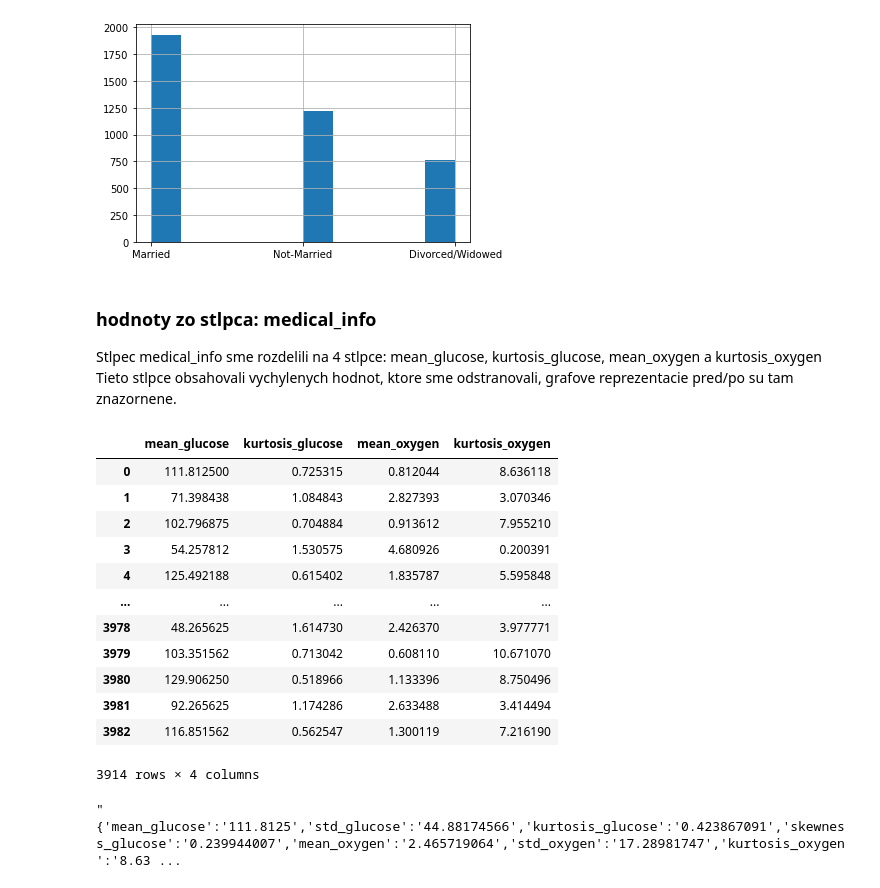
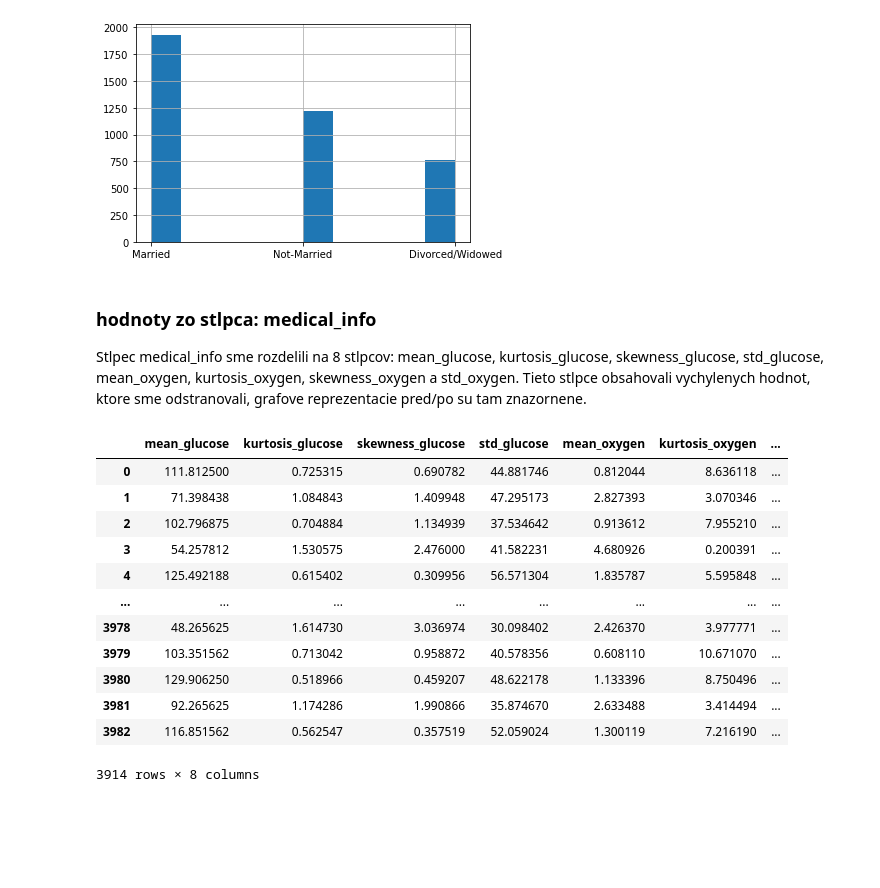
Before and after one commit to SzMatej/IAU_2020-2021, a Jupyter notebook: Project_phase_2.ipynb, the cells around one changed output. Drawn from its saved outputs; the diff is of its cells as text; code cells hidden in the pictures; blank space fills up the shorter version.

```diff
--- a/Project_phase_2.ipynb
+++ b/Project_phase_2.ipynb
@@ -1116,25 +1126,21 @@ data['relationship'].hist()
 [figure]
 # %% [markdown]
 ### hodnoty zo stlpca: medical_info
-Stlpec medical_info sme rozdelili na 4 stlpce: mean_glucose, kurtosis_glucose, mean_oxygen a kurtosis_oxygen
+Stlpec medical_info sme rozdelili na 8 stlpcov: mean_glucose, kurtosis_glucose, skewness_glucose, std_glucose, mean_oxygen, kurtosis_oxygen, skewness_oxygen a std_oxygen.
 Tieto stlpce obsahovali vychylenych hodnot, ktore sme odstranovali, grafove reprezentacie pred/po su tam znazornene.
 # %%
-data[['mean_glucose', 'kurtosis_glucose', 'mean_oxygen', 'kurtosis_oxygen']]
+data[['mean_glucose', 'kurtosis_glucose', 'skewness_glucose', 'std_glucose', 'mean_oxygen', 'kurtosis_oxygen', 'skewness_oxygen', 'std_oxygen']]
 # %% [output]
-|  | mean_glucose | kurtosis_glucose | mean_oxygen | kurtosis_oxygen |
-| 0 | 111.812500 | 0.725315 | 0.812044 | 8.636118 |
-| 1 | 71.398438 | 1.084843 | 2.827393 | 3.070346 |
-| 2 | 102.796875 | 0.704884 | 0.913612 | 7.955210 |
-| 3 | 54.257812 | 1.530575 | 4.680926 | 0.200391 |
-| 4 | 125.492188 | 0.615402 | 1.835787 | 5.595848 |
-| ... | ... | ... | ... | ... |
-| 3978 | 48.265625 | 1.614730 | 2.426370 | 3.977771 |
-| 3979 | 103.351562 | 0.713042 | 0.608110 | 10.671070 |
-| 3980 | 129.906250 | 0.518966 | 1.133396 | 8.750496 |
-| 3981 | 92.265625 | 1.174286 | 2.633488 | 3.414494 |
-| 3982 | 116.851562 | 0.562547 | 1.300119 | 7.216190 |
+|  | mean_glucose | kurtosis_glucose | skewness_glucose | std_glucose | mean_oxygen | kurtosis_oxygen | ... |
+| 0 | 111.812500 | 0.725315 | 0.690782 | 44.881746 | 0.812044 | 8.636118 | ... |
+| 1 | 71.398438 | 1.084843 | 1.409948 | 47.295173 | 2.827393 | 3.070346 | ... |
+| 2 | 102.796875 | 0.704884 | 1.134939 | 37.534642 | 0.913612 | 7.955210 | ... |
+| 3 | 54.257812 | 1.530575 | 2.476000 | 41.582231 | 4.680926 | 0.200391 | ... |
+| 4 | 125.492188 | 0.615402 | 0.309956 | 56.571304 | 1.835787 | 5.595848 | ... |
+| ... | ... | ... | ... | ... | ... | ... | ... |
+| 3978 | 48.265625 | 1.614730 | 3.036974 | 30.098402 | 2.426370 | 3.977771 | ... |
+| 3979 | 103.351562 | 0.713042 | 0.958872 | 40.578356 | 0.608110 | 10.671070 | ... |
+| 3980 | 129.906250 | 0.518966 | 0.459207 | 48.622178 | 1.133396 | 8.750496 | ... |
+| 3981 | 92.265625 | 1.174286 | 1.990866 | 35.874670 | 2.633488 | 3.414494 | ... |
+| 3982 | 116.851562 | 0.562547 | 0.357519 | 52.059024 | 1.300119 | 7.216190 | ... |
-3914 rows × 4 columns
+3914 rows × 8 columns
-# %%
-testdata['medical_info'][0]
-# %% [output]
-"{'mean_glucose':'111.8125','std_glucose':'44.88174566','kurtosis_glucose':'0.423867091','skewness_glucose':'0.239944007','mean_oxygen':'2.465719064','std_oxygen':'17.28981747','kurtosis_oxygen':'8.63 ...
```
Also changed, not shown: parts of 31 cells of this notebook.
